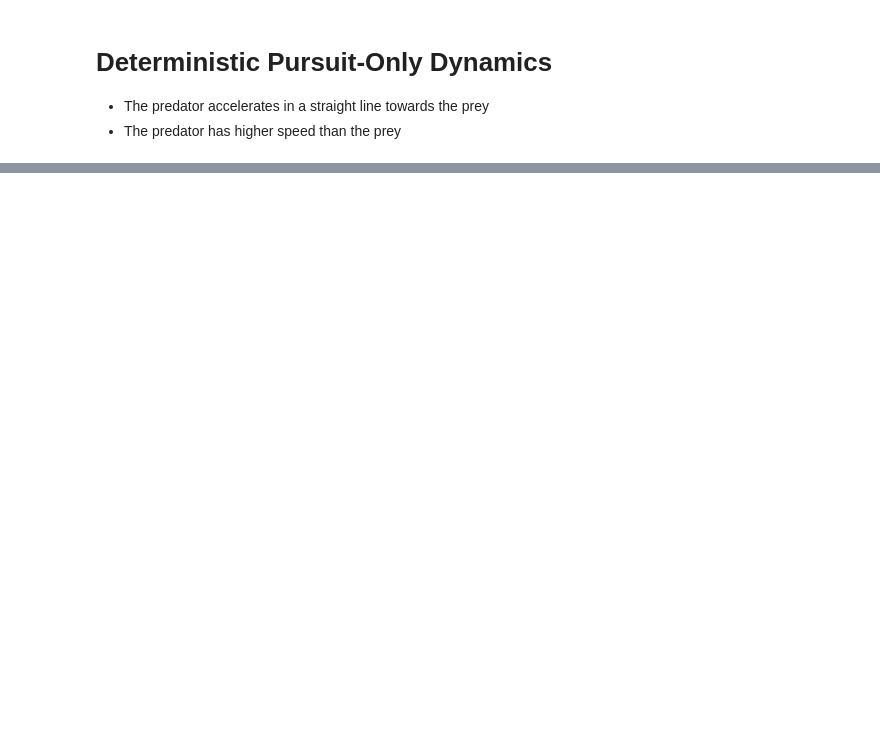
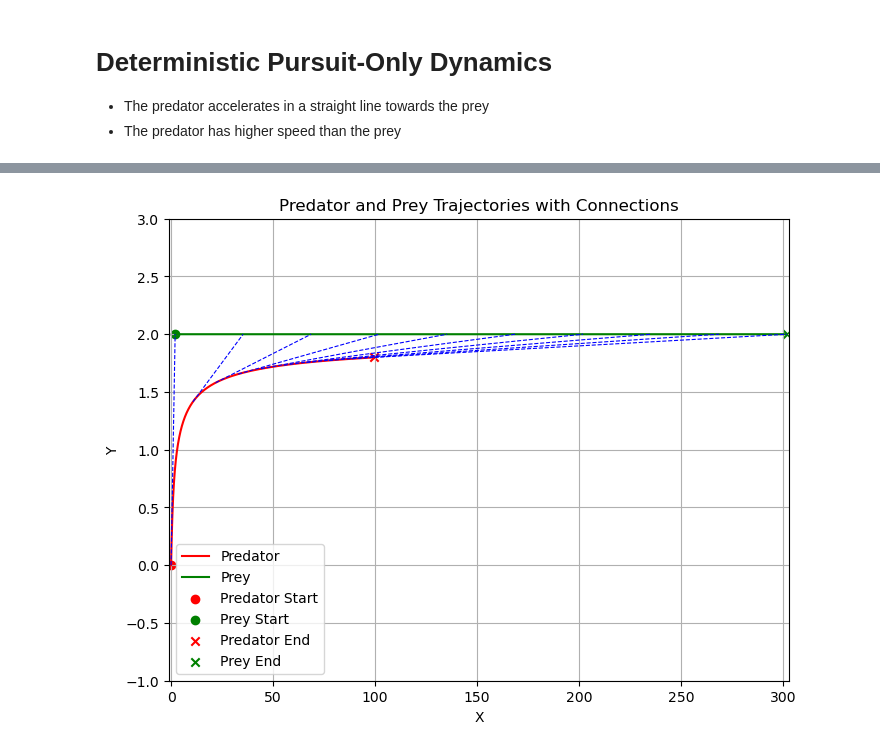
Before and after one commit to quercia-dev/pursuit-curves, a Jupyter notebook: 00_Deterministic.ipynb, the cells around one changed output, grey strips where cells are left out. Saved outputs shown, nothing was run; the diff lists cells and outputs as text; code cells hidden in the pictures; blank space fills up the shorter version.

```diff
--- a/00_Deterministic.ipynb
+++ b/00_Deterministic.ipynb
@@ -11 +30,20 @@ import time
+# %%
+# time: t in {0, ... n_steps}
+# agents: 0=predator, 1=prey;
+# feature: 0=x, 1=x',2=x''
+# dims 2D
+state = np.zeros((params['n_steps'], 2, 3, 2), dtype=float)
+
+# initial predator pos, vel, acc
+state[0, 0, 0] = [0, 0]
+state[0, 0, 1] = [0, 0]
+state[0, 0, 2] = [0, 0]
+
+deg = 90
+rad = np.deg2rad(deg)
+
+# initial prey pos, vel, acc
+state[0, 1, 0] = [2, 2]
+state[0, 1, 1] = [np.sin(rad) * params['y1_max'], np.cos(rad) * params['y1_max']]
+state[0, 1, 2] = [0, 0]
 # %%
@@ -186,0 +128,54 @@ for timestep in range(n_steps):
+# %%
+import matplotlib.pyplot as plt
+
+
+def plot_trajectories(state):
+    """
+    Plots the 2D trajectories of predator and prey from the simulation state.
+    The axes automatically fit the data, allowing unequal x and y scaling.
+    Also draws 10 connecting lines between predator and prey at equispaced times.
+    """
+    # Extract trajectories
+    predator_traj = state[:, 0, 0, :]
+    prey_traj = state[:, 1, 0, :]
+
+    # Combine trajectories to find min and max
+    all_positions = np.vstack([predator_traj, prey_traj])
+    x_min, y_min = np.min(all_positions, axis=0)
+    x_max, y_max = np.max(all_positions, axis=0)
+
+    plt.figure(figsize=(8, 6))
+    plt.plot(predator_traj[:, 0], predator_traj[:, 1], label='Predator', color='red')
+    plt.plot(prey_traj[:, 0], prey_traj[:, 1], label='Prey', color='green')
+    plt.scatter(predator_traj[0, 0], predator_traj[0, 1], color='red', marker='o', label='Predator Start')
+    plt.scatter(prey_traj[0, 0], prey_traj[0, 1], color='green', marker='o', label='Prey Start')
+    plt.scatter(predator_traj[-1, 0], predator_traj[-1, 1], color='red', marker='x', label='Predator End')
+    plt.scatter(prey_traj[-1, 0], prey_traj[-1, 1], color='green', marker='x', label='Prey End')
+
+    # Plot connecting lines at 10 equispaced timepoints
+    n_steps = state.shape[0]
+    indices = np.linspace(0, n_steps-1, 10, dtype=int)
+
+    for idx in indices:
+        plt.plot(
+            [predator_traj[idx, 0], prey_traj[idx, 0]],
+            [predator_traj[idx, 1], prey_traj[idx, 1]],
+            color='blue', linestyle='--', linewidth=0.8
+        )
+
+    plt.xlabel('X')
+    plt.ylabel('Y')
+    plt.title('Predator and Prey Trajectories with Connections')
+    plt.legend()
+    plt.grid(True)
+
+    plt.xlim(x_min - 1, x_max + 1)
+    plt.ylim(y_min - 1, y_max + 1)
+    plt.gca().set_aspect('auto')
+
+    plt.show()
+
+simulate(state, params)
+plot_trajectories(state)
+# %% [output]
+[figure, added]
```
Also changed, not shown: parts of 6 cells of this notebook, 1 other file.
